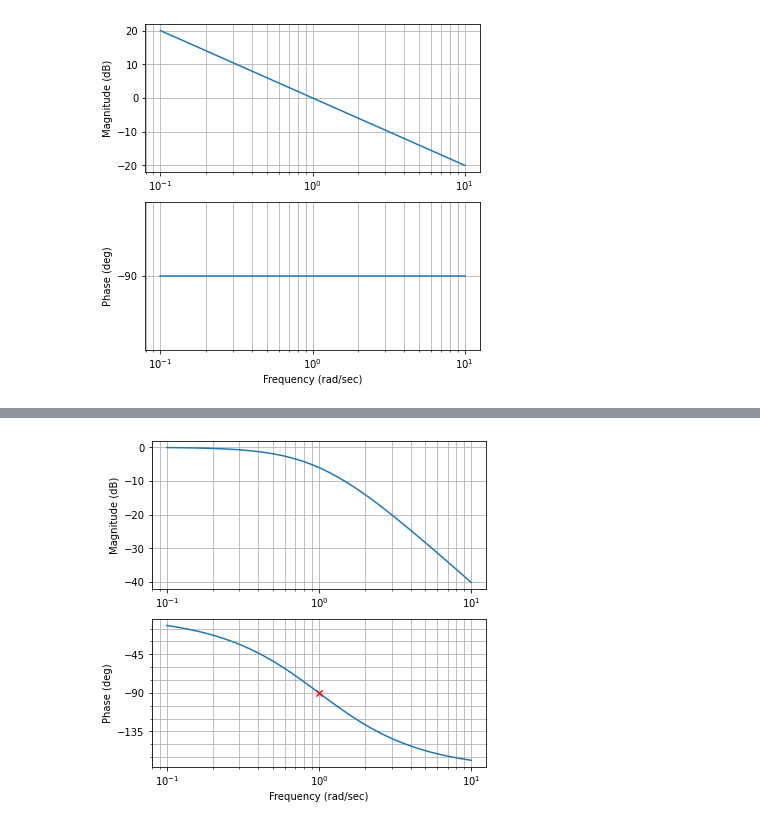
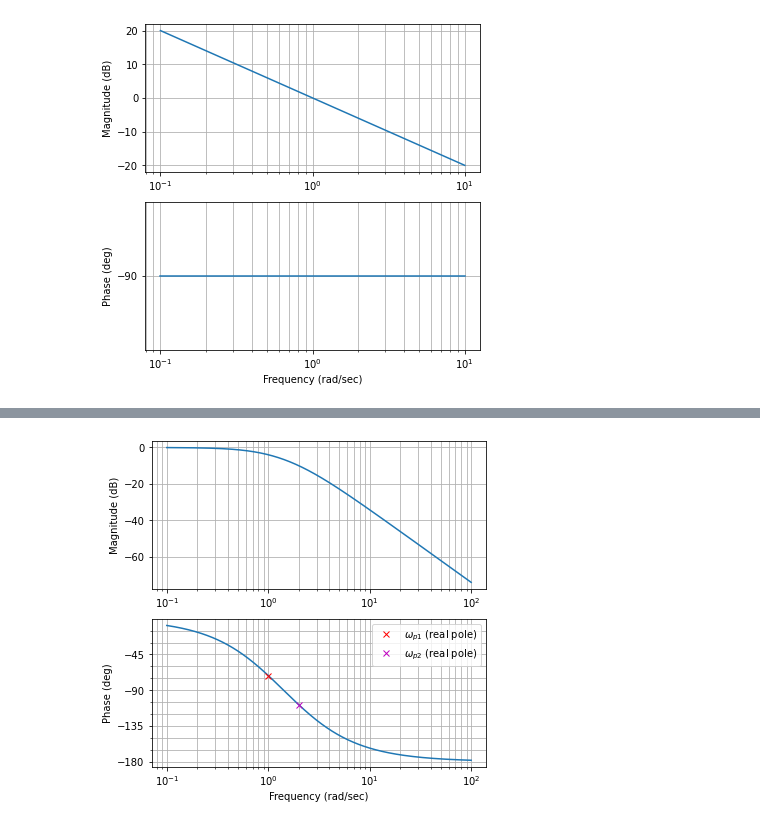
Before and after one commit to gregorimaia/Engenharia_Aeroespacial, a Jupyter notebook: Resposta_em_frequencia.ipynb, the cells around one changed output, grey strips where cells are left out. Cells and saved outputs as stored; diff of their text form; code cells hidden in the pictures.

```diff
--- a/Resposta_em_frequencia.ipynb
+++ b/Resposta_em_frequencia.ipynb
@@ -85,11 +77,13 @@ Warning (matlab.bode): plot styles not implemented
 #sistema de segunda ordem - dois polos reais
 
 wp1 = 1;    #Frequência do 1° polo, em rad/s
-wp2 = 1;    #Frequência do 2° polo, em rad/s
+wp2 = 2;    #Frequência do 2° polo, em rad/s
 
 G = tf(1,[1/wp1,1])*tf(1,[1/wp2,1])
 plt.figure(figsize=(6,6))
 bode(G, Hz=False);          #plotagem do diagrama de Bode
-mag,phase,omega=bode(G,'rx', [wp1, wp2], plot=False, deg=True);  #posição do polo
-plt.plot([wp1, wp2],rad2deg(phase),'rx');
+mag,phase,omega=bode(G, [wp1, wp2], plot=False, deg=True);  #posição do polo
+plt.plot([wp1],rad2deg(phase[0]),'rx', label='$ω_{p1}$ (real pole)');
+plt.plot([wp2],rad2deg(phase[1]),'mx', label='$ω_{p2}$ (real pole)');
+plt.legend();
 # %% [output]
@@ -97,4 +90,4 @@ Warning (matlab.bode): plot styles not implemented
-[figure, old version]
+[figure, new version]
 # %%
 # Sistema com polos complexos conjugados
 
```
Also changed, not shown: parts of 9 cells of this notebook.
